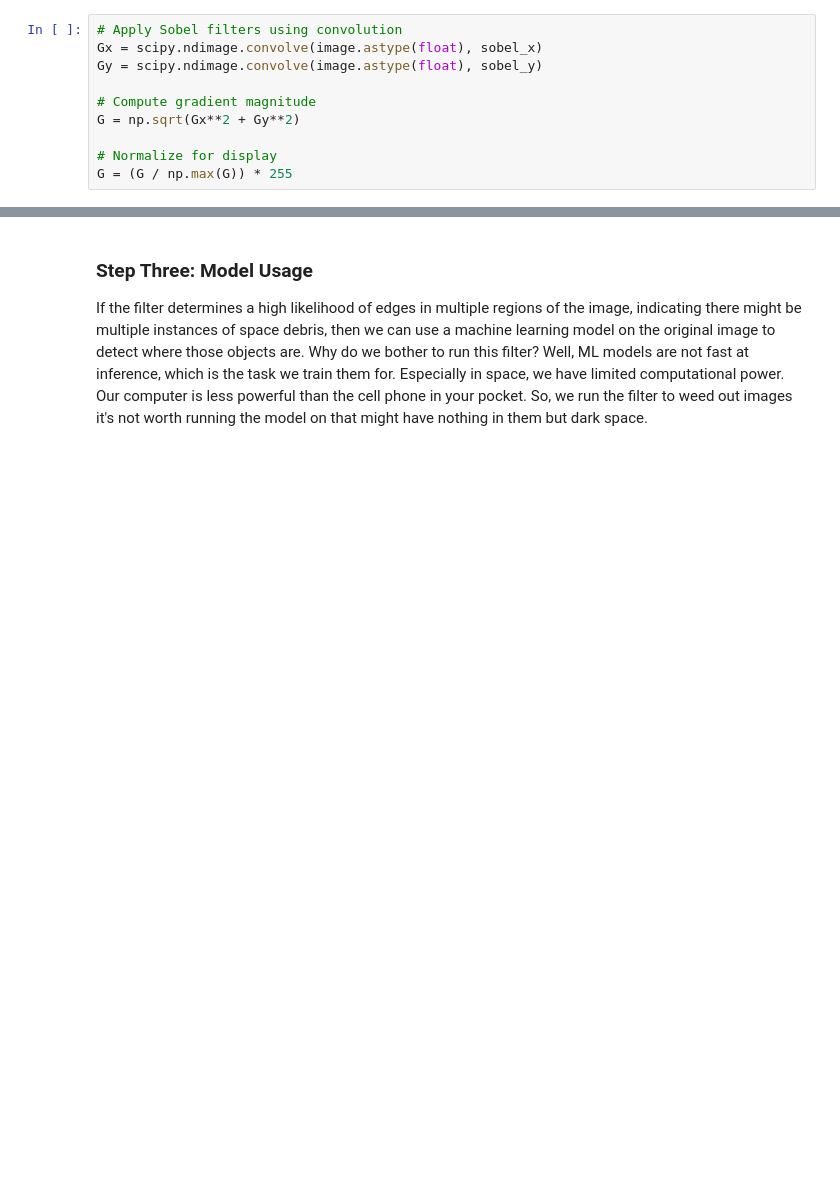
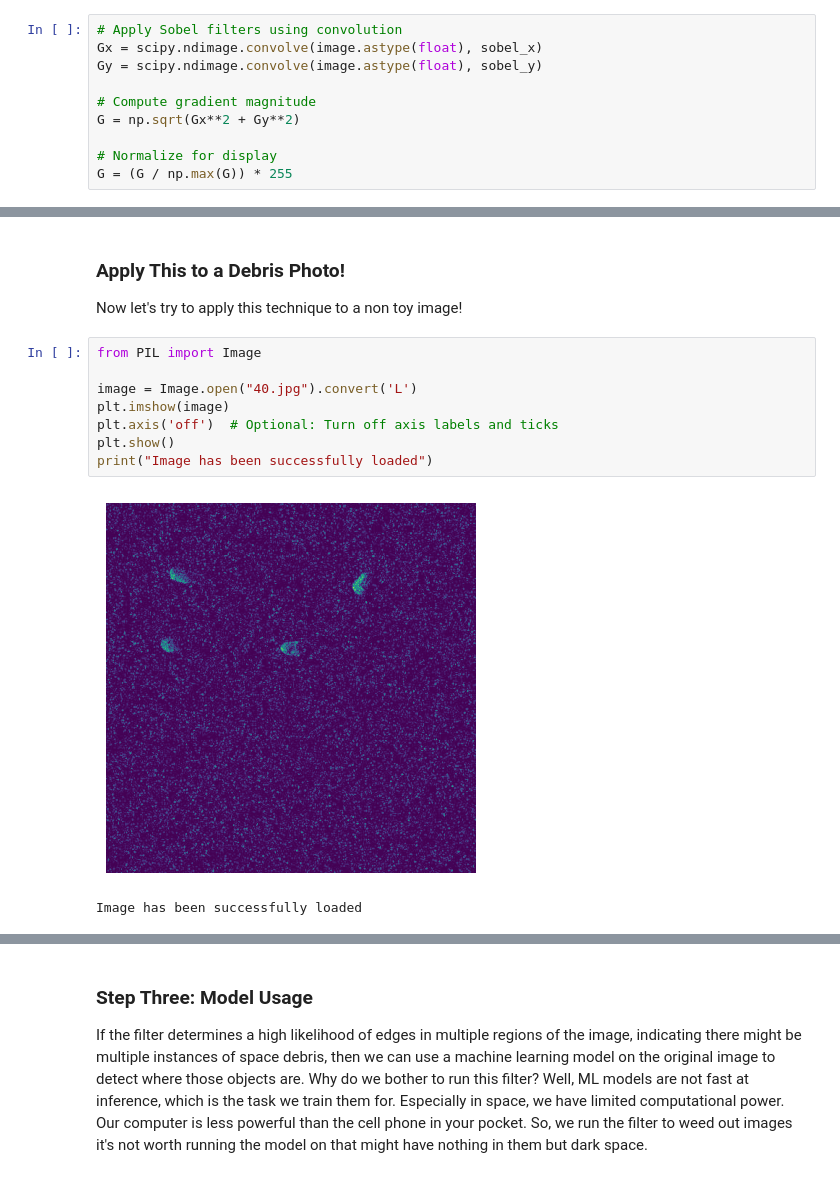
Before and after one commit to Tufts-CubeSat/Outreach_Materials, a Jupyter notebook: image_matrices.ipynb, the cells around one changed output, grey strips where cells are left out. Cells and saved outputs as stored; diff of their text form; blank space fills up the shorter version.

Commit message:
included image examples for greyscale

```diff
--- a/image_matrices.ipynb
+++ b/image_matrices.ipynb
@@ -108,0 +109,15 @@ plt.show()
+# %% [markdown]
+### Apply This to a Debris Photo!
+
+Now let's try to apply this technique to a non toy image!
+# %%
+from PIL import Image
+
+image = Image.open("40.jpg").convert('L')
+plt.imshow(image)
+plt.axis('off')  # Optional: Turn off axis labels and ticks
+plt.show()
+print("Image has been successfully loaded")
+# %% [output]
+[figure, added]
+Image has been successfully loaded
```
Also changed, not shown: parts of 6 cells of this notebook, 2 other files.
